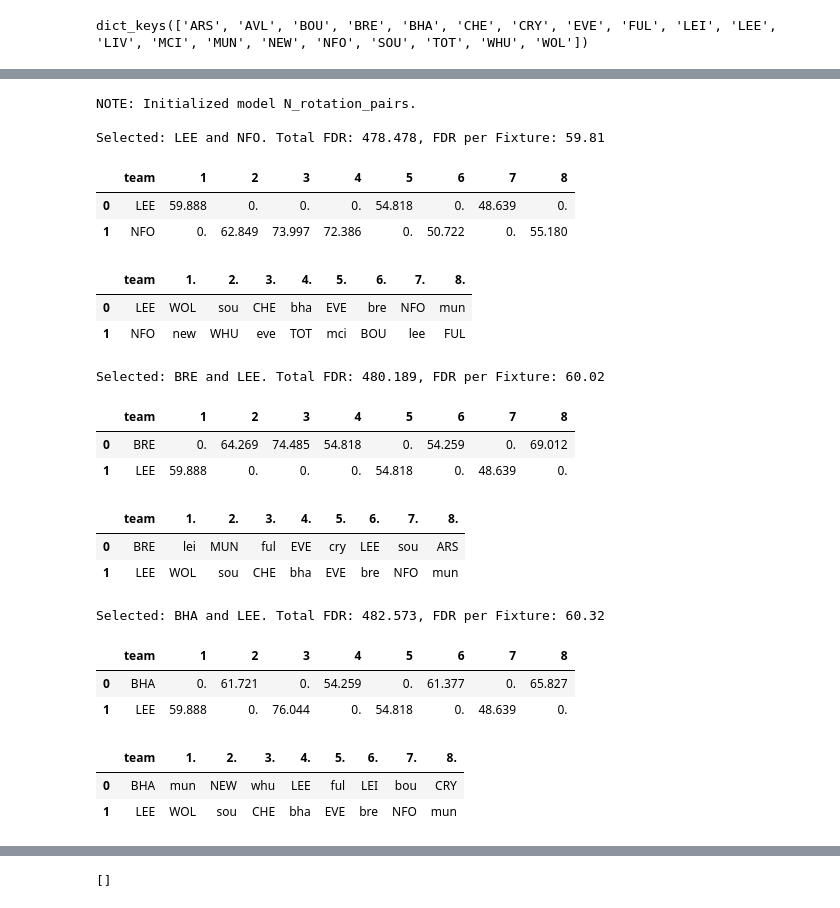
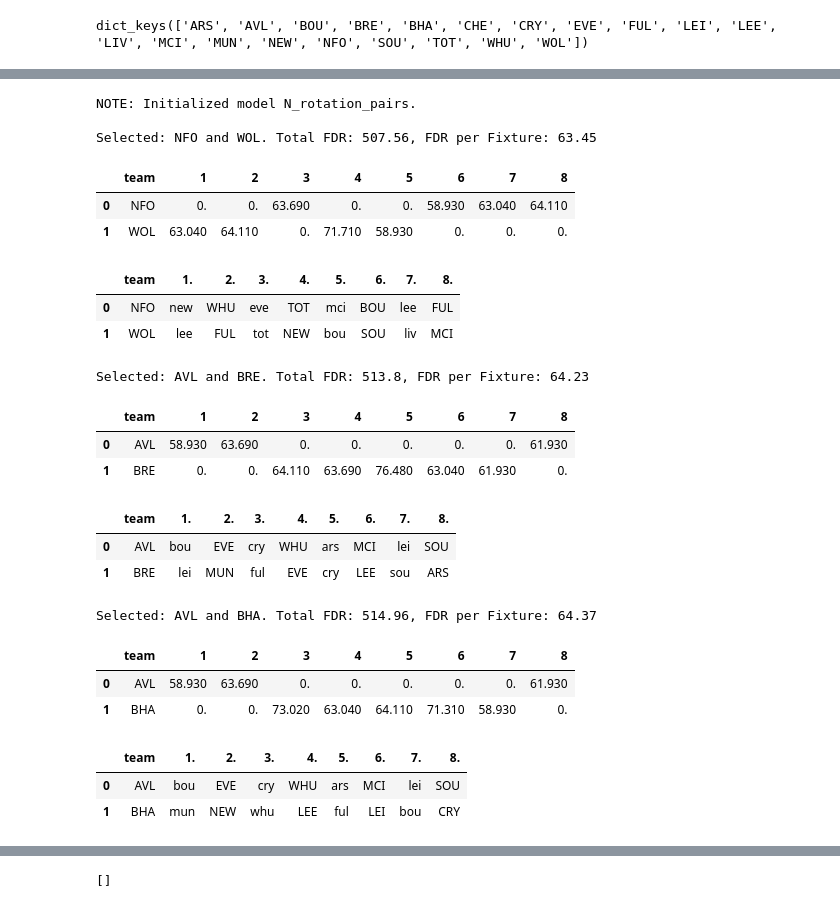
Before and after one commit to sertalpbilal/FPL-Optimization-Tools, a Jupyter notebook: notebooks/Bonus - FDR Rotation 2022-2023.ipynb, the cells around one changed output, grey strips where cells are left out. Cells and saved outputs as stored; diff of their text form; code cells hidden in the pictures.

```diff
--- a/notebooks/Bonus - FDR Rotation 2022-2023.ipynb
+++ b/notebooks/Bonus - FDR Rotation 2022-2023.ipynb
@@ -29,7 +29,7 @@ ratings.head()
 | 3 | 4 | 4 | Chelsea | Barclays Premier League | 2.45 | 0.33 | 88.35 |
 | 4 | 5 | 5 | Paris Saint-Germain | French Ligue 1 | 2.79 | 0.65 | 85.82 |
 # %%
-hfa = 0.15
+hfa = 0.0
 fixture = pd.read_excel("../data/ben_2022_23.xlsx", sheet_name="HA Schedule", header=2, index_col=0, usecols=range(2, 42), engine='openpyxl').drop(columns=['Unnamed: 3'])
 fixture.index.name ='team'
 fixture_original = fixture.copy()
@@ -241,7 +241,7 @@ def print_solution(m, gws, fdr):
     display(HTML(s2.to_html().replace("000", "")))
     return selected_teams
 # %%
-def solve_N_pair_problem(N=2, max_iter=1, first_gw=1, last_gw=38, among=[], exclude=[], hfa=0.15, rating_type='spi_rating'):
+def solve_N_pair_problem(N=2, max_iter=1, first_gw=1, last_gw=38, among=[], exclude=[], hfa=0.0, rating_type='spi_rating'):
     fdr = get_fdr_with_hfa(hfa, rating_type)
     m = so.Model(name='N_rotation_pairs')
     team_list = list(teams.keys())
@@ -301,29 +301,29 @@ Selected: ARS. Total FDR: 565.174, FDR per Fixture: 70.65
 |  | team | 1. | 2. | 3. | 4. | 5. | 6. | 7. | 8. |
 | 0 | ARS | cry | LEI | bou | FUL | AVL | mun | EVE | bre |
 # %%
-solve_N_pair_problem(N=2, max_iter=3, last_gw=8, exclude=['LIV', 'MCI', 'CHE', 'ARS', 'TOT'], hfa=0.15, rating_type='spi_rating')
+solve_N_pair_problem(N=2, max_iter=3, last_gw=8, exclude=['LIV', 'MCI', 'CHE', 'ARS', 'TOT'], hfa=0.0, rating_type='spi_rating')
 # %% [output]
 NOTE: Initialized model N_rotation_pairs.
 
-Selected: LEE and NFO. Total FDR: 478.478, FDR per Fixture: 59.81
+Selected: NFO and WOL. Total FDR: 507.56, FDR per Fixture: 63.45
 |  | team | 1 | 2 | 3 | 4 | 5 | 6 | 7 | 8 |
-| 0 | LEE | 59.888 | 0. | 0. | 0. | 54.818 | 0. | 48.639 | 0. |
-| 1 | NFO | 0. | 62.849 | 73.997 | 72.386 | 0. | 50.722 | 0. | 55.180 |
+| 0 | NFO | 0. | 0. | 63.690 | 0. | 0. | 58.930 | 63.040 | 64.110 |
+| 1 | WOL | 63.040 | 64.110 | 0. | 71.710 | 58.930 | 0. | 0. | 0. |
 |  | team | 1. | 2. | 3. | 4. | 5. | 6. | 7. | 8. |
-| 0 | LEE | WOL | sou | CHE | bha | EVE | bre | NFO | mun |
-| 1 | NFO | new | WHU | eve | TOT | mci | BOU | lee | FUL |
+| 0 | NFO | new | WHU | eve | TOT | mci | BOU | lee | FUL |
+| 1 | WOL | lee | FUL | tot | NEW | bou | SOU | liv | MCI |
-Selected: BRE and LEE. Total FDR: 480.189, FDR per Fixture: 60.02
+Selected: AVL and BRE. Total FDR: 513.8, FDR per Fixture: 64.23
 |  | team | 1 | 2 | 3 | 4 | 5 | 6 | 7 | 8 |
-| 0 | BRE | 0. | 64.269 | 74.485 | 54.818 | 0. | 54.259 | 0. | 69.012 |
-| 1 | LEE | 59.888 | 0. | 0. | 0. | 54.818 | 0. | 48.639 | 0. |
+| 0 | AVL | 58.930 | 63.690 | 0. | 0. | 0. | 0. | 0. | 61.930 |
+| 1 | BRE | 0. | 0. | 64.110 | 63.690 | 76.480 | 63.040 | 61.930 | 0. |
 |  | team | 1. | 2. | 3. | 4. | 5. | 6. | 7. | 8. |
-| 0 | BRE | lei | MUN | ful | EVE | cry | LEE | sou | ARS |
-| 1 | LEE | WOL | sou | CHE | bha | EVE | bre | NFO | mun |
+| 0 | AVL | bou | EVE | cry | WHU | ars | MCI | lei | SOU |
+| 1 | BRE | lei | MUN | ful | EVE | cry | LEE | sou | ARS |
-Selected: BHA and LEE. Total FDR: 482.573, FDR per Fixture: 60.32
+Selected: AVL and BHA. Total FDR: 514.96, FDR per Fixture: 64.37
 |  | team | 1 | 2 | 3 | 4 | 5 | 6 | 7 | 8 |
-| 0 | BHA | 0. | 61.721 | 0. | 54.259 | 0. | 61.377 | 0. | 65.827 |
-| 1 | LEE | 59.888 | 0. | 76.044 | 0. | 54.818 | 0. | 48.639 | 0. |
+| 0 | AVL | 58.930 | 63.690 | 0. | 0. | 0. | 0. | 0. | 61.930 |
+| 1 | BHA | 0. | 0. | 73.020 | 63.040 | 64.110 | 71.310 | 58.930 | 0. |
 |  | team | 1. | 2. | 3. | 4. | 5. | 6. | 7. | 8. |
-| 0 | BHA | mun | NEW | whu | LEE | ful | LEI | bou | CRY |
-| 1 | LEE | WOL | sou | CHE | bha | EVE | bre | NFO | mun |
+| 0 | AVL | bou | EVE | cry | WHU | ars | MCI | lei | SOU |
+| 1 | BHA | mun | NEW | whu | LEE | ful | LEI | bou | CRY |
 # %%
```
Also changed, not shown: parts of 24 cells of this notebook.
